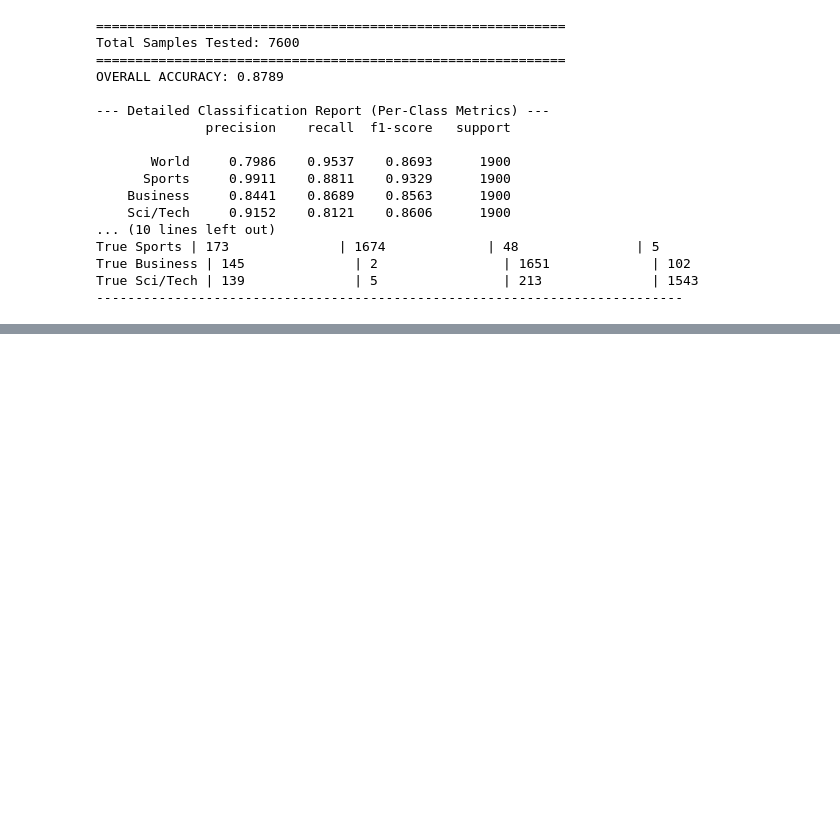
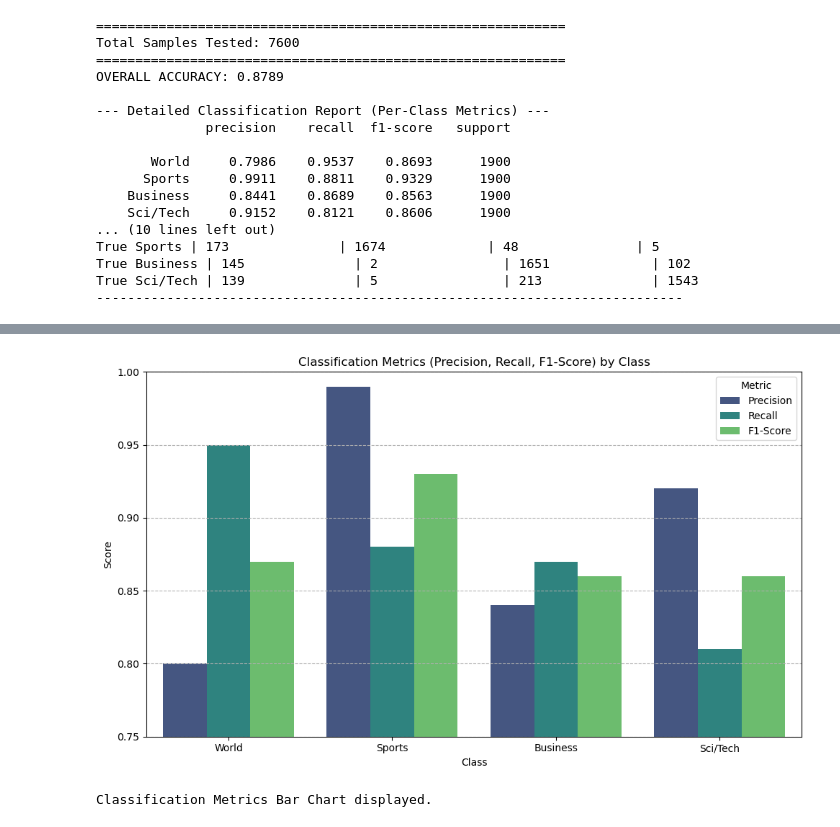
Before and after one commit to Praydos/ai-projects-chafik-bouchti-atif, a Jupyter notebook: bert/BERT FineTuned AgNews.ipynb, the cells around one changed output, grey strips where cells are left out. Drawn from its saved outputs; the diff is of its cells as text; code cells hidden in the pictures; blank space fills up the shorter version.

```diff
--- a/bert/BERT FineTuned AgNews.ipynb
+++ b/bert/BERT FineTuned AgNews.ipynb
@@ -281,0 +356,80 @@ True Sci/Tech | 139              | 5                | 213              | 1543
+# %%
+import pandas as pd
+import numpy as np
+import matplotlib.pyplot as plt
+import seaborn as sns
+
+# IMPORTANT: This line is crucial for displaying plots in a Jupyter Notebook/Colab
+%matplotlib inline
+
+# --- 1. Data Definition (Based on your results) ---
+
+# Data from the Classification Report
+classes = ['World', 'Sports', 'Business', 'Sci/Tech']
+precision = [0.80, 0.99, 0.84, 0.92]
+recall = [0.95, 0.88, 0.87, 0.81]
+f1_score = [0.87, 0.93, 0.86, 0.86]
+
+# Data from the Confusion Matrix
+conf_matrix = np.array([
+    [1812,    8,   44,   36],
+    [ 173, 1674,   48,    5],
+    [ 145,    2, 1651,  102],
+    [ 139,    5,  213, 1543]
+])
+
+
+# --- 2. Chart Generation Code for Display in Notebook ---
+
+# A. Bar Chart for Classification Metrics
+# ------------------------------------
+
+# Create DataFrame for plotting the classification report
+df_report = pd.DataFrame({
+    'Class': classes,
+    'Precision': precision,
+    'Recall': recall,
+    'F1-Score': f1_score
+}).set_index('Class')
+
+# Reshape the DataFrame for melted plot
+df_melted = df_report.reset_index().melt('Class', var_name='Metric', value_name='Score')
+
+plt.figure(figsize=(10, 6))
+sns.barplot(x='Class', y='Score', hue='Metric', data=df_melted, palette='viridis')
+plt.title('Classification Metrics (Precision, Recall, F1-Score) by Class')
+plt.ylabel('Score')
+plt.ylim(0.75, 1.0) # Zoom in to highlight differences
+plt.legend(title='Metric')
+plt.grid(axis='y', linestyle='--')
+plt.tight_layout()
+# 🚀 Use plt.show() instead of plt.savefig()
+plt.show()
+print("Classification Metrics Bar Chart displayed.")
+
+
+# B. Heatmap for Confusion Matrix
+# -----------------------------
+
+plt.figure(figsize=(8, 6))
+# Create the heatmap
+sns.heatmap(
+    conf_matrix,
+    annot=True,
+    fmt='d',
+    cmap='Blues',
+    cbar=True,
+    xticklabels=classes,
+    yticklabels=classes
+)
+
+plt.title('Confusion Matrix Heatmap')
+plt.xlabel('Predicted Label')
+plt.ylabel('True Label')
+plt.tight_layout()
+# 🚀 Use plt.show() instead of plt.savefig()
+plt.show()
+print("Confusion Matrix Heatmap displayed.")
+# %% [output]
+[figure, added]
+Classification Metrics Bar Chart displayed.
```
Also changed, not shown: parts of 6 cells of this notebook, 5 other files.
